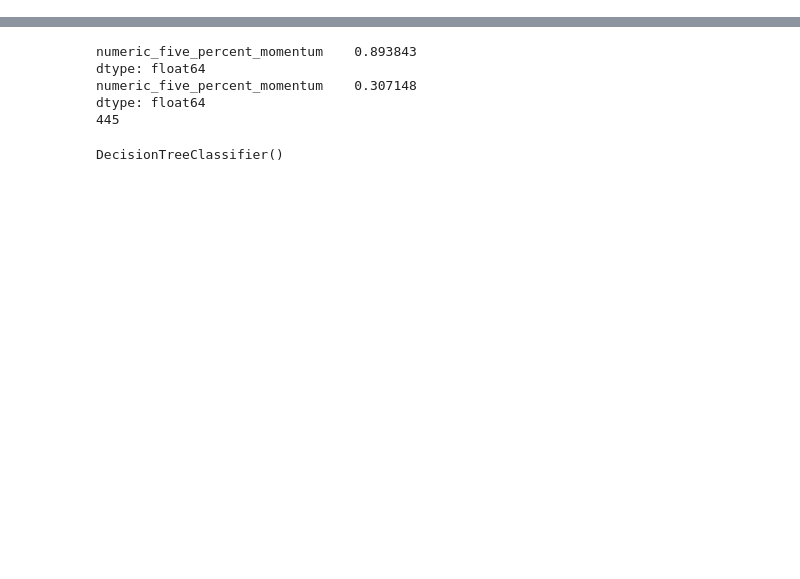
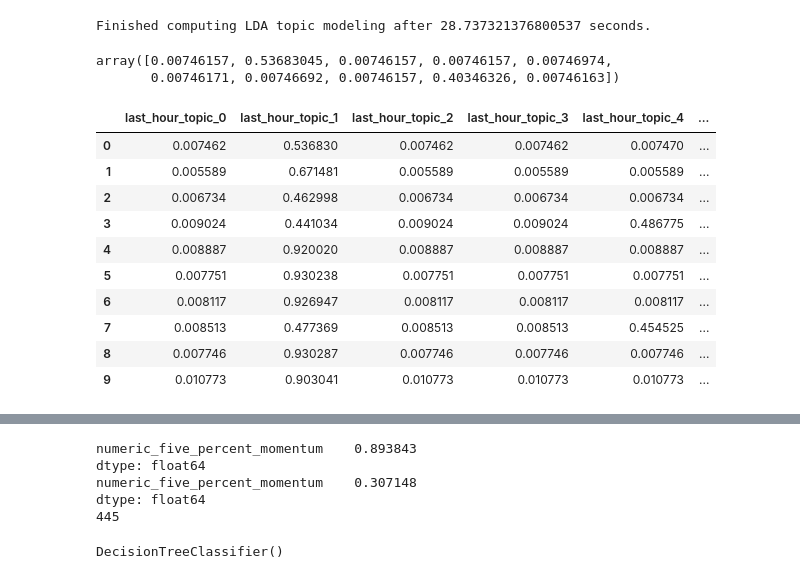
Before and after one commit to olivo/NFT-Tweets-Sale-Predictions, a Jupyter notebook: notebook/sales_prediction.ipynb, the cells around one changed output, grey strips where cells are left out. Cells and saved outputs as stored; diff of their text form; code cells hidden in the pictures; blank space fills up the shorter version.

Commit message:
Added LDA topic modeling features

```diff
--- a/notebook/sales_prediction.ipynb
+++ b/notebook/sales_prediction.ipynb
@@ -647,3 +632,5 @@ last_hour_cosine_similarities_df.to_csv('../twitter/data/postprocessed/last_hour
+# %%
+last_hour_cosine_similarities_df = pd.read_csv('../twitter/data/postprocessed/last_hour_cosine_similarities_coolcats_07-10_2021.csv')
 # %%
 sale_pairs_df.head(10)
 # %% [output]
@@ -731,3 +718,44 @@ sale_pairs_df.head(10)
 | 7 | 9921 | 2021-07-30T16:46:54.052325 | 6.500000e+17 | 2021-08-17T04:39:51.161269 | 1.320000e+18 | 1.030769 | ... |
 | 8 | 9920 | 2021-08-24T03:29:15.074609 | 3.356800e+18 | 2021-08-24T22:21:08.871690 | 4.900000e+18 | 0.459724 | ... |
 | 9 | 9920 | 2021-08-23T17:24:06.385908 | 2.110000e+18 | 2021-08-24T03:29:15.074609 | 3.356800e+18 | 0.590900 | ... |
+# %%
+# Add LDA topic modeling for the last hour of tweets.
+from sklearn.feature_extraction.text import TfidfVectorizer,CountVectorizer
+from sklearn.decomposition import LatentDirichletAllocation
+
+startTime = time.time()
+
+tfidVectorizer = TfidfVectorizer(stop_words=stopwords.words('english'))
+vectorizedText = tfidVectorizer.fit_transform(sale_pairs_df['last_hour_tweets'])
+
+ldaModel = LatentDirichletAllocation(n_components=10,learning_method='online',random_state=42)
+
+ldaTopics = ldaModel.fit_transform(vectorizedText)
+
+endTime = time.time()
+
+print("Finished computing LDA topic modeling after " + str(endTime - startTime) + " seconds.")
+# %% [output]
+Finished computing LDA topic modeling after 28.737321376800537 seconds.
+# %%
+ldaTopics[0]
+# %% [output]
+array([0.00746157, 0.53683045, 0.00746157, 0.00746157, 0.00746974,
+       0.00746171, 0.00746692, 0.00746157, 0.40346326, 0.00746163])
+# %%
+# Create LDA topics DF for the last hour.
+last_hour_lda_topics_df = pd.DataFrame(data = ldaTopics, columns = ["last_hour_topic_" + str(i) for i in range(10)])
+
+last_hour_lda_topics_df.head(10)
+# %% [output]
+|  | last_hour_topic_0 | last_hour_topic_1 | last_hour_topic_2 | last_hour_topic_3 | last_hour_topic_4 | ... |
+| 0 | 0.007462 | 0.536830 | 0.007462 | 0.007462 | 0.007470 | ... |
+| 1 | 0.005589 | 0.671481 | 0.005589 | 0.005589 | 0.005589 | ... |
+| 2 | 0.006734 | 0.462998 | 0.006734 | 0.006734 | 0.006734 | ... |
+| 3 | 0.009024 | 0.441034 | 0.009024 | 0.009024 | 0.486775 | ... |
+| 4 | 0.008887 | 0.920020 | 0.008887 | 0.008887 | 0.008887 | ... |
+| 5 | 0.007751 | 0.930238 | 0.007751 | 0.007751 | 0.007751 | ... |
+| 6 | 0.008117 | 0.926947 | 0.008117 | 0.008117 | 0.008117 | ... |
+| 7 | 0.008513 | 0.477369 | 0.008513 | 0.008513 | 0.454525 | ... |
+| 8 | 0.007746 | 0.930287 | 0.007746 | 0.007746 | 0.007746 | ... |
+| 9 | 0.010773 | 0.903041 | 0.010773 | 0.010773 | 0.010773 | ... |
```
Also changed, not shown: parts of 24 cells of this notebook.
